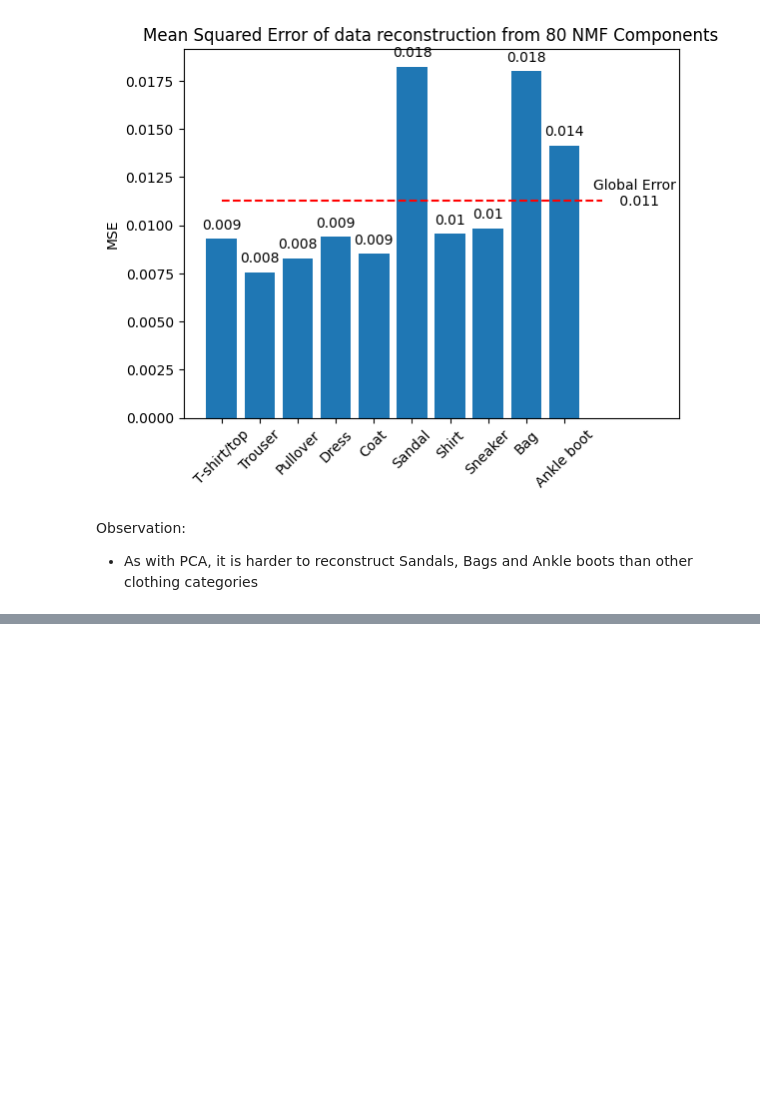
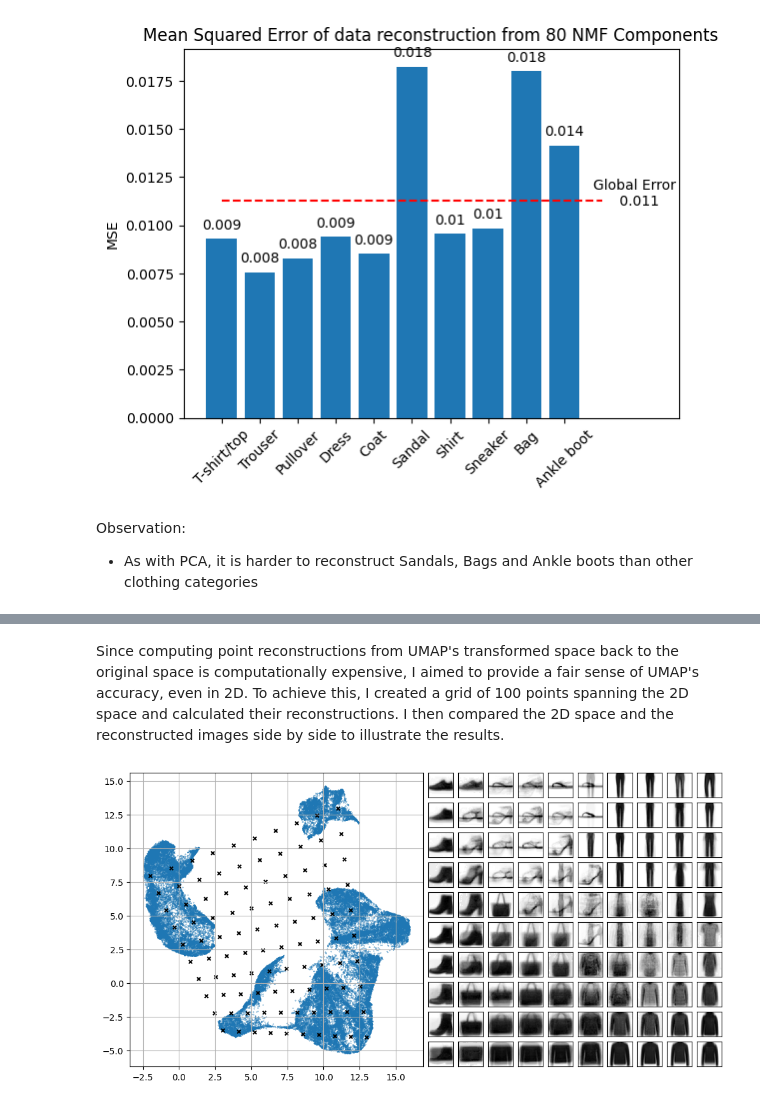
Before and after one commit to Martin-Labenne/fashion-mnist-clusturing, a Jupyter notebook: dimension_reduction.ipynb, the cells around one changed output, grey strips where cells are left out. Cells and saved outputs as stored; diff of their text form; code cells hidden in the pictures; blank space fills up the shorter version.

Commit message:
complete dimensionnality reduction with UMAP

```diff
--- a/dimension_reduction.ipynb
+++ b/dimension_reduction.ipynb
@@ -491,0 +578,55 @@ Observation:
+# %% [markdown]
+Since computing point reconstructions from UMAP's transformed space back to the original space is computationally expensive, I aimed to provide a fair sense of UMAP's accuracy, even in 2D. To achieve this, I created a grid of 100 points spanning the 2D space and calculated their reconstructions. I then compared the 2D space and the reconstructed images side by side to illustrate the results.
+# %%
+from matplotlib.gridspec import GridSpec
+
+@pickle_load_if_exists(Path(f'model_selection/models/umap_2.pkl'))
+def umap_fit_2D(X: pd.DataFrame):
+    umap_2D = UMAP(n_components=2, n_jobs=-1) # we use no random_state for parallelism
+    umap_2D.fit(X)
+    return umap_2D
+
+# showcase reconstruction of elements in from a 2D space
+mapper = umap_fit_2D(X_scaled)
+
+corners = np.array([
+    [-2, 8],
+    [11, 13],
+    [3, -3.5],
+    [13, -4],
+])
+
+test_pts = np.array([
+    (corners[0]*(1-x) + corners[1]*x)*(1-y) +
+    (corners[2]*(1-x) + corners[3]*x)*y
+    for y in np.linspace(0, 1, 10)
+    for x in np.linspace(0, 1, 10)
+])
+
+inv_transformed_points = mapper.inverse_transform(test_pts)
+
+# Set up the grid
+fig = plt.figure(figsize=(12,6))
+gs = GridSpec(10, 20, fig)
+scatter_ax = fig.add_subplot(gs[:, :10])
+digit_axes = np.zeros((10, 10), dtype=object)
+
+scatter_ax.scatter(
+    mapper.embedding_[:, 0]
+    , mapper.embedding_[:, 1]
+    # , c=y_train.astype(np.int32)
+    # , cmap='Spectral'
+    , s=0.1
+)
+
+scatter_ax.scatter(test_pts[:, 0], test_pts[:, 1], marker='x', c='k', s=15)
+scatter_ax.grid(visible=True, which='both', axis='both')
+
+# Plot each of the generated digit images
+for i in range(10):
+    for j in range(10):
+        digit_axes[i, j] = fig.add_subplot(gs[i, 10 + j])
+        digit_axes[i, j].imshow(inv_transformed_points[i*10 + j].reshape(28, 28), cmap='binary')
+        digit_axes[i, j].set(xticks=[], yticks=[])
+# %% [output]
+[figure, added]
```
Also changed, not shown: parts of 16 cells of this notebook.
